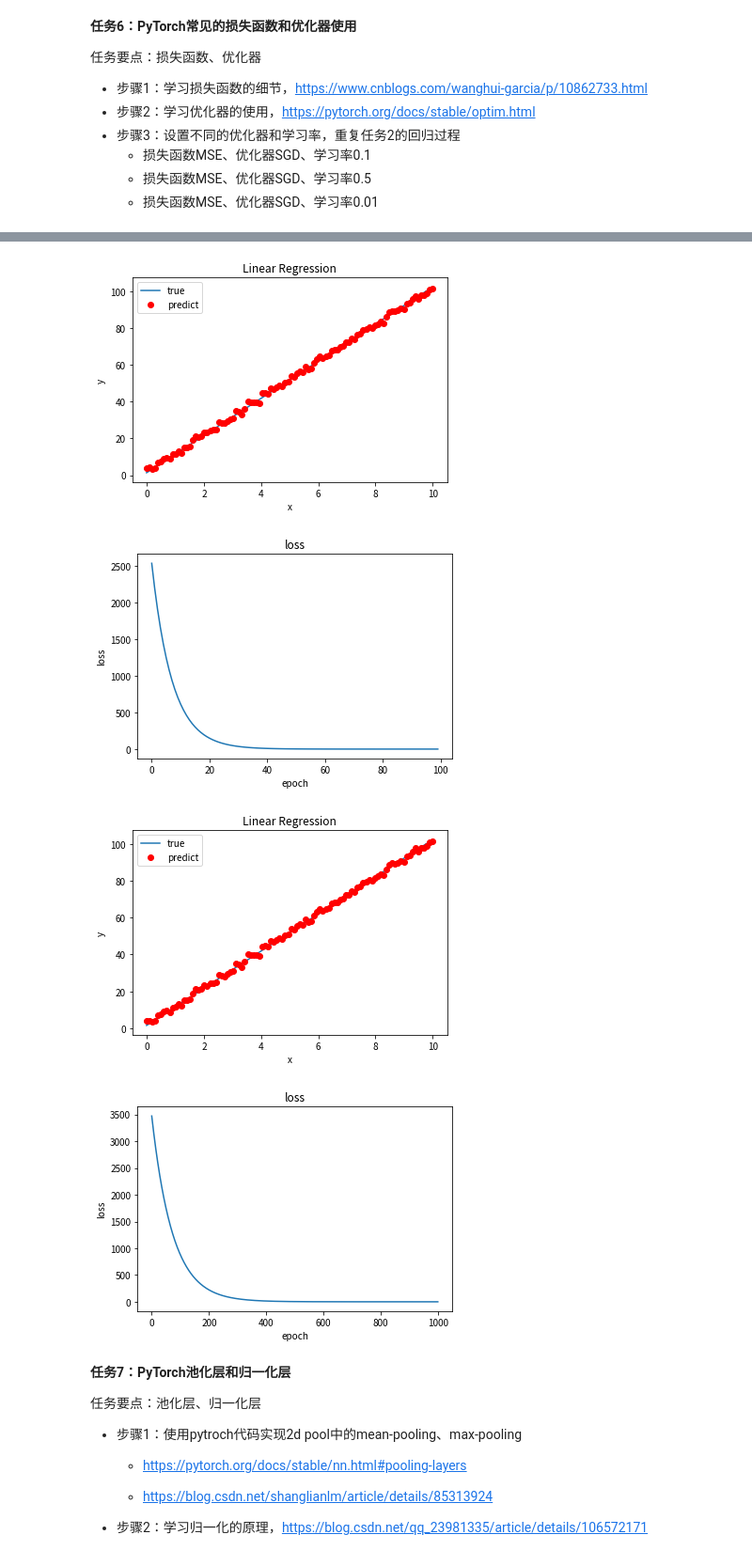
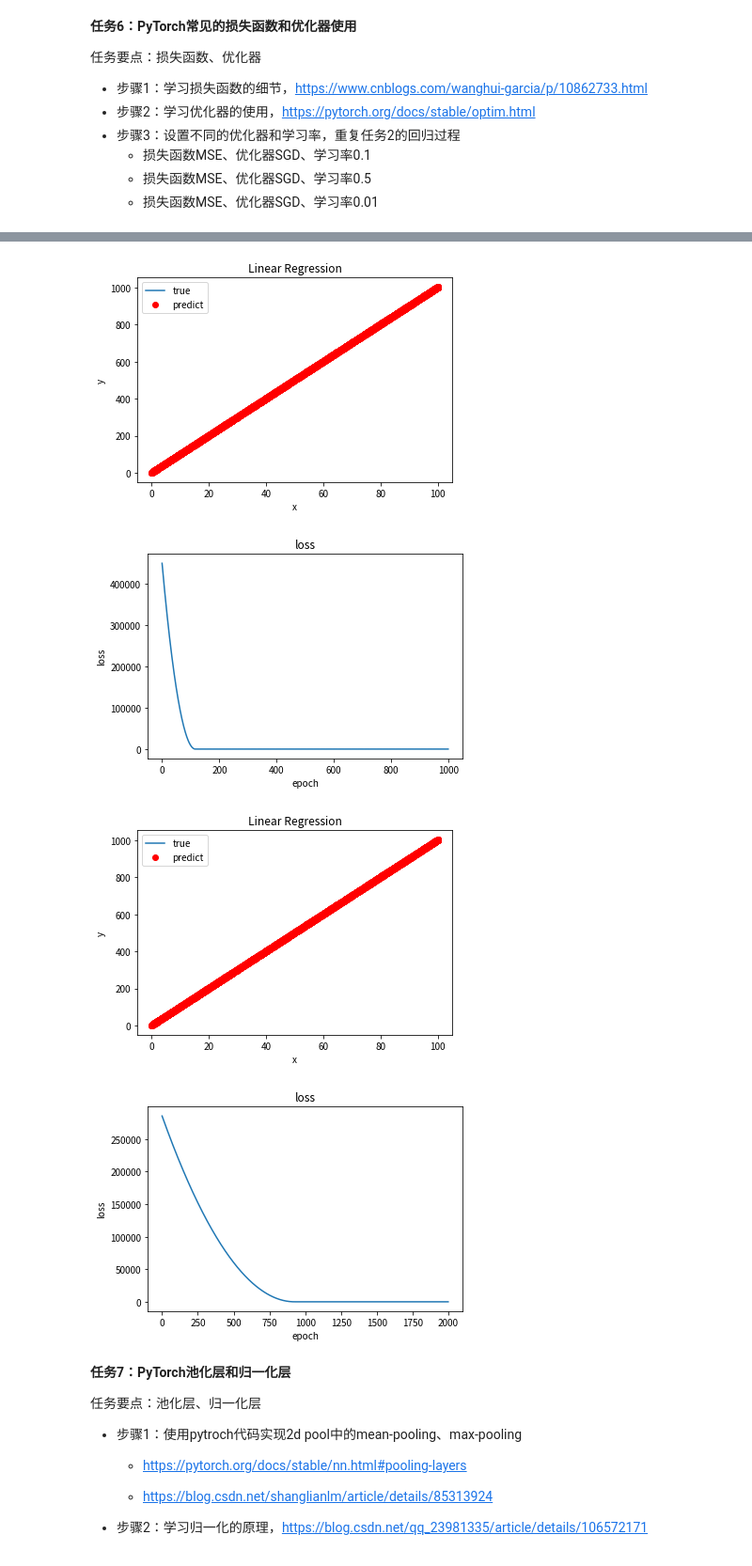
Before and after one commit to minlik/coggle, a Jupyter notebook: pytorch_and_cv.ipynb, the cells around one changed output, grey strips where cells are left out. Shown at 94% size. Saved outputs shown, nothing was run; the diff lists cells and outputs as text; code cells hidden in the pictures.

```diff
--- a/pytorch_and_cv.ipynb
+++ b/pytorch_and_cv.ipynb
@@ -290,8 +290,8 @@ import numpy as np
 import random
 
 true_w, true_b = 10, 2
-noise = np.random.normal(size=(100,))
-x = np.linspace(0, 10, 100)
+noise = np.random.normal(size=(10000,))
+x = np.linspace(0, 100, 10000)
 y = true_w * x + true_b + noise
 
 model = nn.Linear(1, 1)
@@ -311,6 +311,7 @@ def train(model, x, y, optimizer, epochs):
         predicts = model(inputs)
         loss = loss_fn(predicts, outputs)
         loss.backward()
+        nn.utils.clip_grad_norm_(model.parameters(), max_norm=10, norm_type=2)
         optimizer.step()
         total_loss.append(loss.item())
     return total_loss
@@ -348,17 +347,17 @@ plot_loss(loss_1)
 # %%
-loss_2 = train(model, x, y, optimizer_2, epochs)
+loss_2 = train(model, x, y, optimizer_2, epochs=1000)
 plot_xy(model, x, y)
 plot_loss(loss_2)
 # %% [output]
-[figure, old version]
+[figure, new version]
-[figure, old version]
+[figure, new version]
 # %%
-loss_3 = train(model, x, y, optimizer_3, epochs=1000)
+loss_3 = train(model, x, y, optimizer_3, epochs=2000)
 plot_xy(model, x, y)
 plot_loss(loss_3)
 # %% [output]
-[figure, old version]
+[figure, new version]
-[figure, old version]
+[figure, new version]
 # %% [markdown]
 **任务7：PyTorch池化层和归一化层**
 
```
Also changed, not shown: parts of 1 cell of this notebook, 1 other file.
